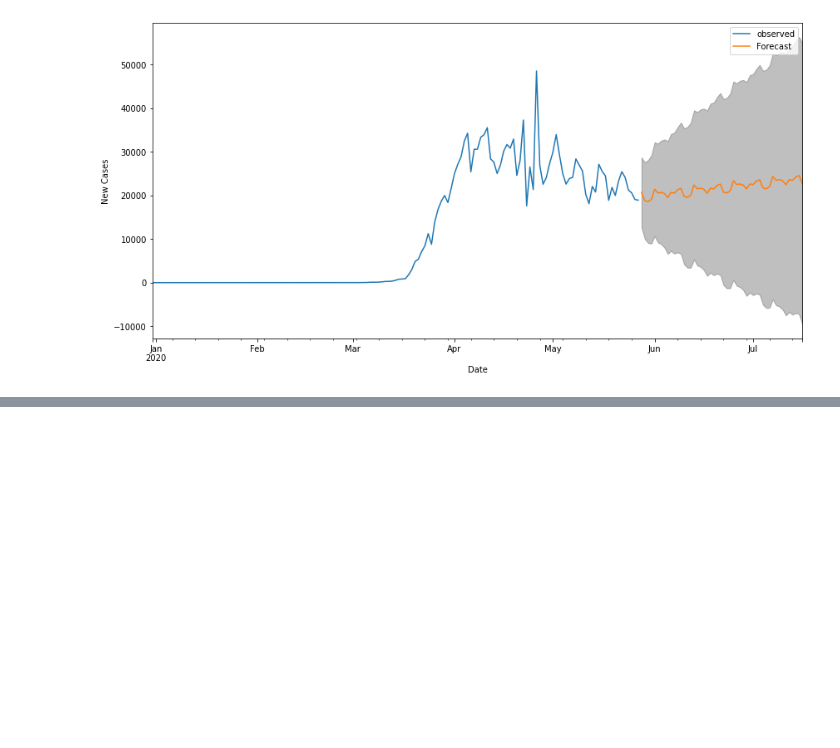
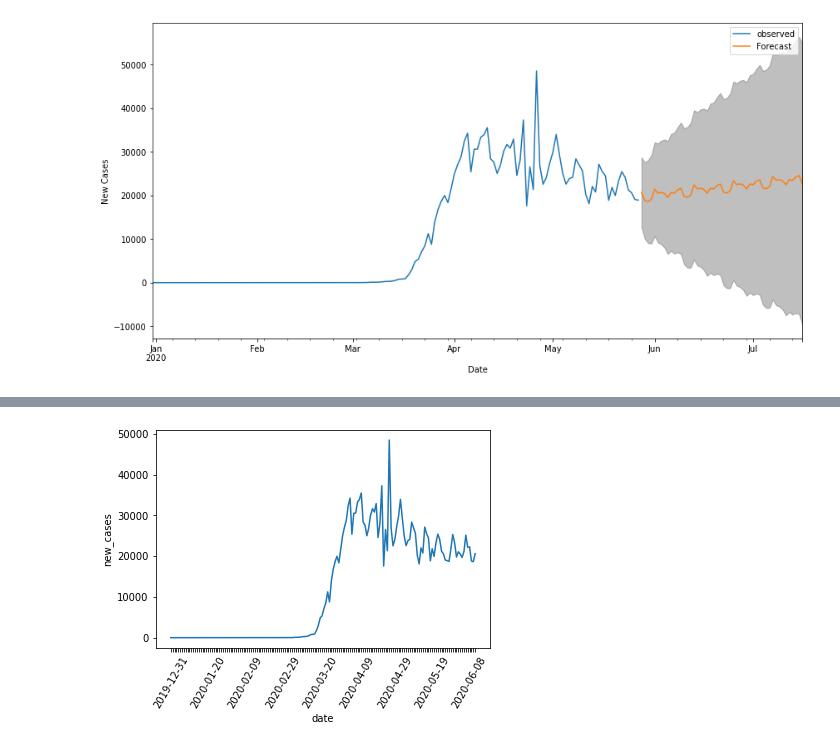
Before and after one commit to elizabethgallmeister/PIC10C-finalproject, a Jupyter notebook: final project-actual.ipynb, the cells around one changed output, grey strips where cells are left out. Cells and saved outputs as stored; diff of their text form; code cells hidden in the pictures; blank space fills up the shorter version.

```diff
--- a/final project-actual.ipynb
+++ b/final project-actual.ipynb
@@ -736,0 +742,2 @@ plt.show()
+# %%
+updated_df = pd.read_csv("updatedcovid.csv")
@@ -736,0 +792,10 @@ plt.show()
+# %%
+updated_america = updated_df.loc[updated_df['location']=='United States',
+                                 ['date', 'new_cases']]
+ax = sns.lineplot(x = 'date', y = 'new_cases', data = updated_america)
+ax.set_xticklabels(updated_america.date,rotation=60)
+for i, t in enumerate(ax.get_xticklabels()):
+    if (i % 20) != 0:
+        t.set_visible(False)
+# %% [output]
+[figure, added]
```
Also changed, not shown: parts of 28 cells of this notebook, 1 other file.
